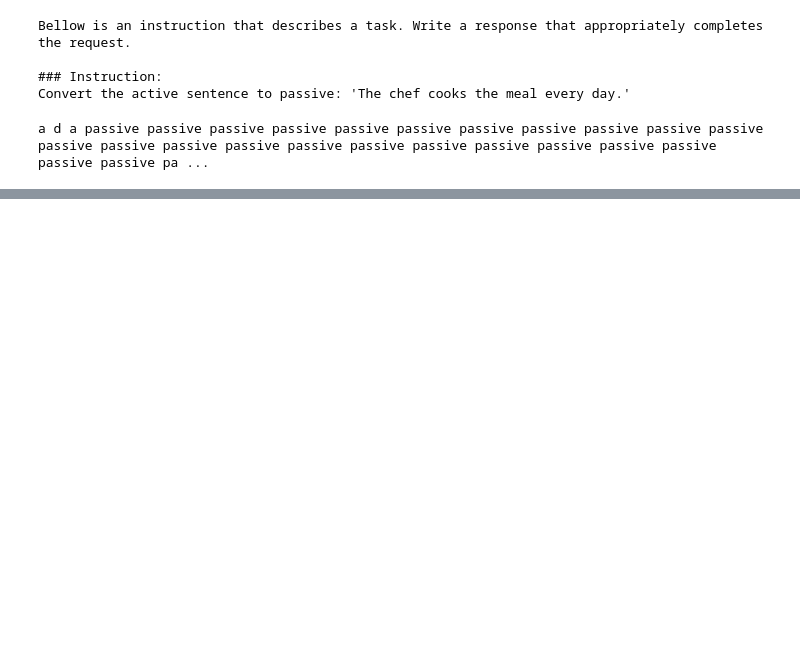
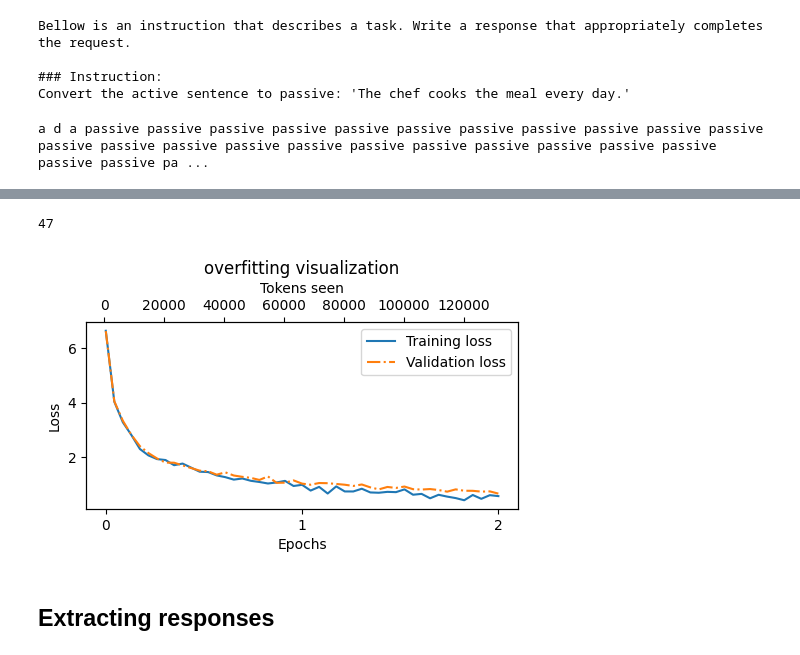
Before and after one commit to victorhg/llm-from-scratch, a Jupyter notebook: notebooks/04-fine-tuning/ch07-fine-tuning.ipynb, the cells around one changed output, grey strips where cells are left out. Drawn from its saved outputs; the diff is of its cells as text; code cells hidden in the pictures; blank space fills up the shorter version.

```diff
--- a/notebooks/04-fine-tuning/ch07-fine-tuning.ipynb
+++ b/notebooks/04-fine-tuning/ch07-fine-tuning.ipynb
@@ -82,0 +110,22 @@ a d a passive passive passive passive passive passive passive passive passive pa
+# %%
+import time
+
+start_time = time.time()
+
+torch.manual_seed(123)
+optimizer = torch.optim.AdamW(
+    model.parameters(), lr=0.00005, weight_decay=0.1
+)
+num_epochs = 2
+
+train_losses, val_losses, token_seen = myllm.util.train_model_simple(
+    model=model, train_loader=train_loader, val_loader=val_loader,
+    optimizer=optimizer, device=device, num_epochs=num_epochs,
+    eval_freq=5, eval_iter=5, start_context=data.format_instruction_input(val_data[0]),
+    tokenizer=tokenizer
+)
+
+end_time = time.time()
+exec_time = (end_time - start_time) / 60
+
+print(f"Training co,pleted in {exec_time:.2f} minutes")
@@ -82,0 +150,11 @@ a d a passive passive passive passive passive passive passive passive passive pa
+# %%
+# losses
+print(len(train_losses))
+epochs_tensor = torch.linspace(0, num_epochs, len(train_losses))
+
+myllm.util.plot_learning_losses(num_epochs, token_seen, train_losses, val_losses )
+# %% [output]
+47
+[figure, added]
+# %% [markdown]
+## Extracting responses
```
Also changed, not shown: parts of 6 cells of this notebook.
